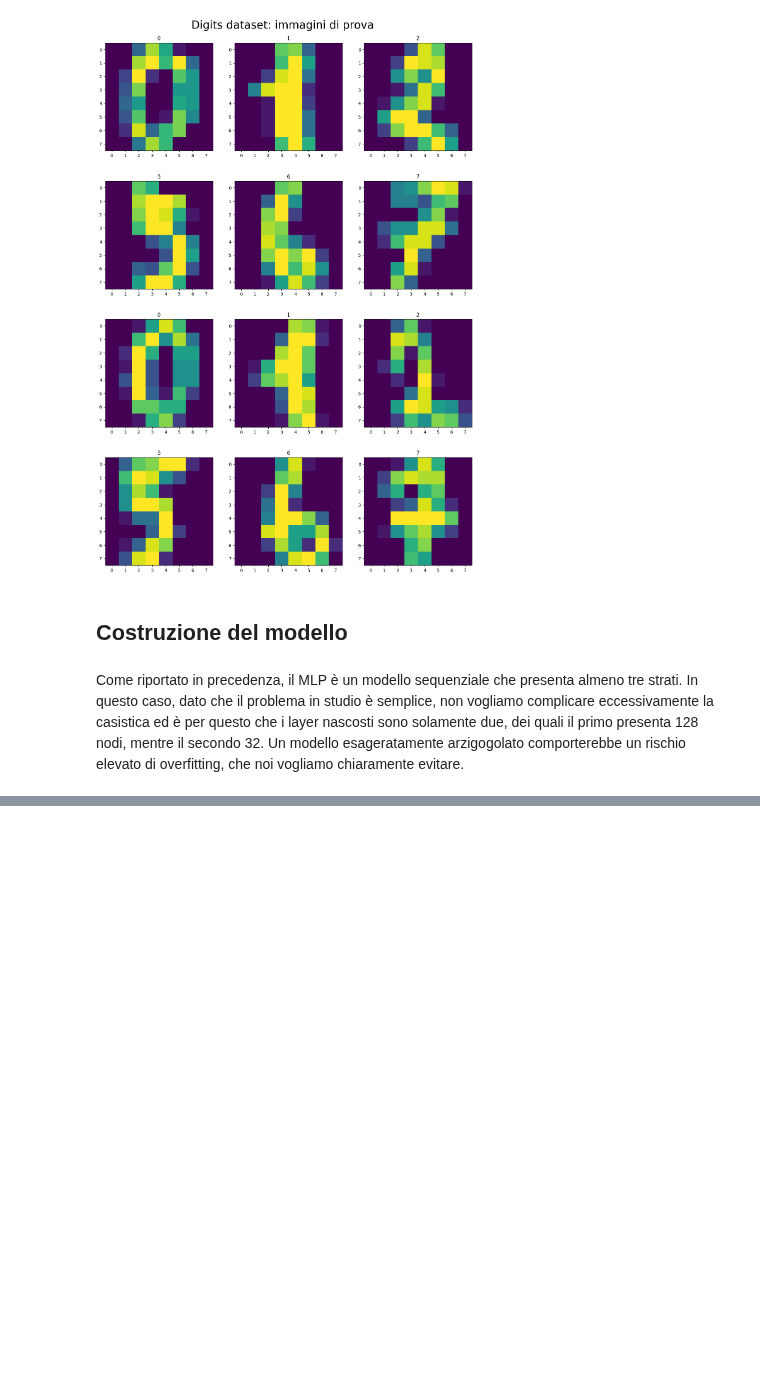
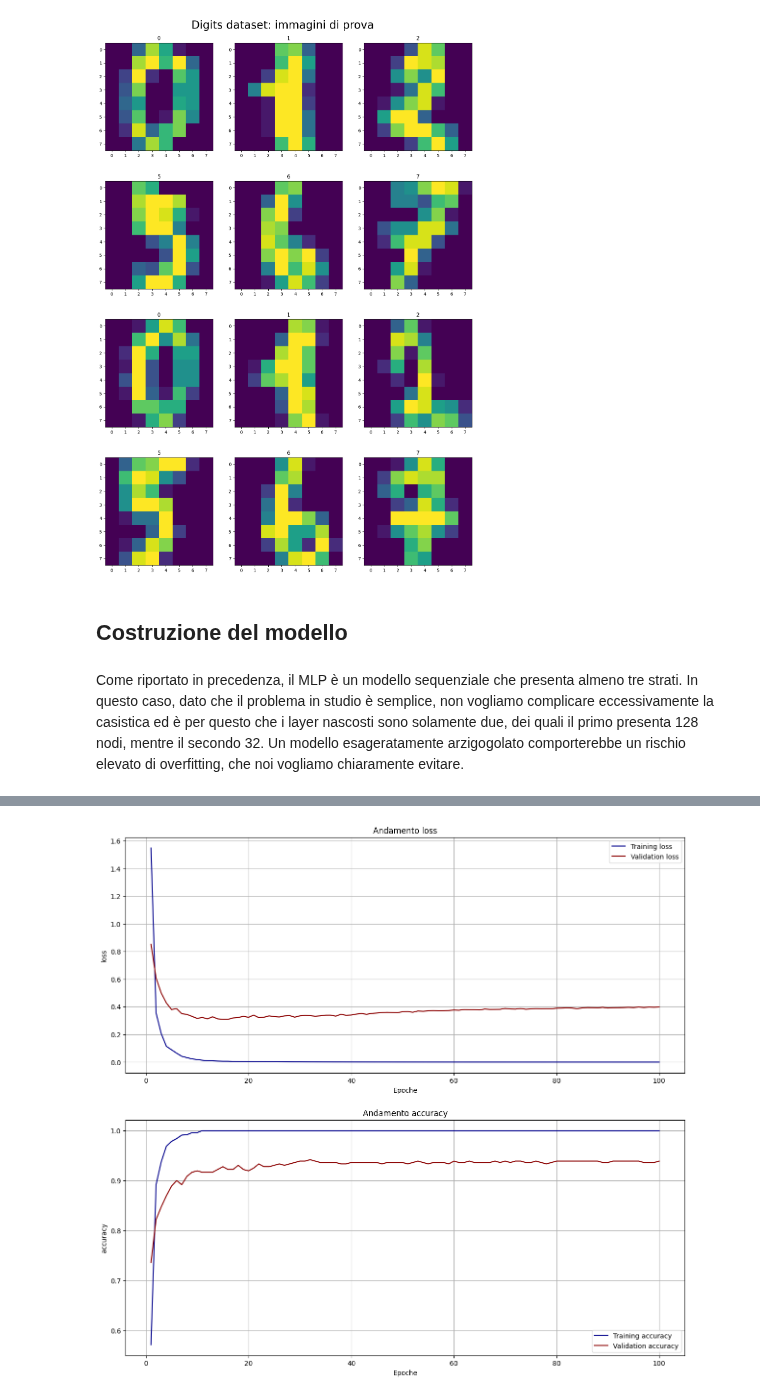
Before and after one commit to Negrini085/DeepLearning, a Jupyter notebook: Tutorial/MLP.ipynb, the cells around one changed output, grey strips where cells are left out. Cells and saved outputs as stored; diff of their text form; code cells hidden in the pictures; blank space fills up the shorter version.

Commit message:
Aggiunta fase di allenamento della rete

```diff
--- a/Tutorial/MLP.ipynb
+++ b/Tutorial/MLP.ipynb
@@ -65,0 +68,3 @@ model.compile(optimizer='adam', loss='categorical_crossentropy', metrics=['accur
+# %%
+lab_onehot = tf.keras.utils.to_categorical(lab, num_classes=10)
+hist = model.fit(img, lab_onehot, epochs=100, validation_split=0.2, batch_size=32)
@@ -65,0 +89,22 @@ model.compile(optimizer='adam', loss='categorical_crossentropy', metrics=['accur
+# %%
+def plotTrInfo(hist):
+    # Funzione per graficare l'evoluzione di loss ed accuracy in fase di allenamento
+    fig, ax = plt.subplots(2, 1, figsize=(15,14))
+
+    dim = len(hist.history['loss'])
+    lab = ['loss', 'accuracy']
+
+    for i, l in enumerate(lab):
+        ax[i].plot(np.linspace(1, dim, dim), hist.history[l], color = 'darkblue', label = "Training " + l)
+        ax[i].plot(np.linspace(1, dim, dim), hist.history['val_'+l], color = 'darkred', label = "Validation " + l)
+        ax[i].set_title("Andamento " + l)
+        ax[i].set_xlabel("Epoche")
+        ax[i].set_ylabel(l)
+
+        ax[i].legend(loc="best")
+        ax[i].grid(True)
+    plt.show()
+
+plotTrInfo(hist)
+# %% [output]
+[figure, added]
```
Also changed, not shown: parts of 4 cells of this notebook.
